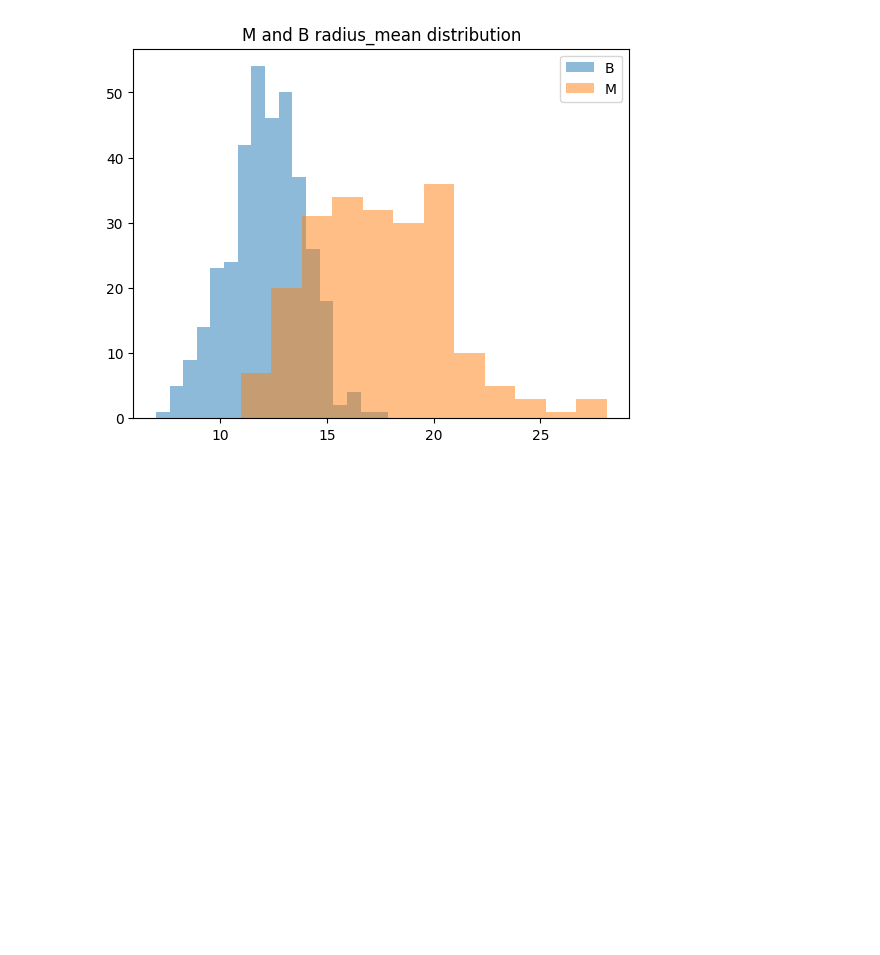
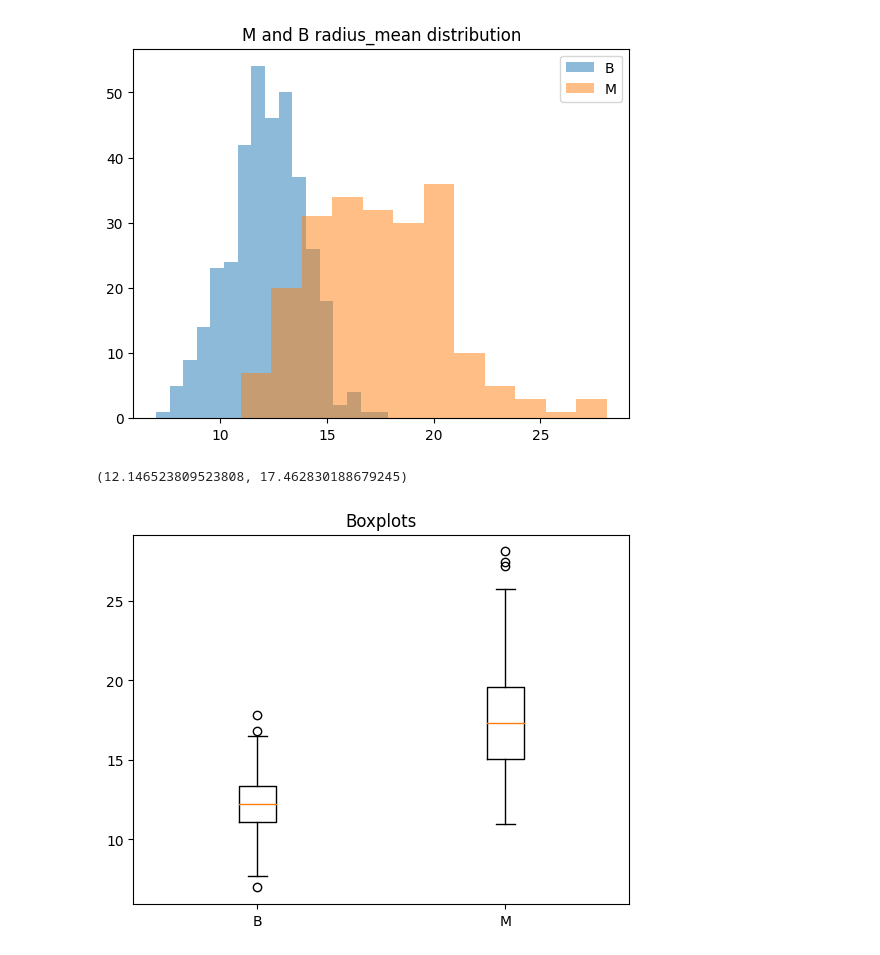
Before and after one commit to Skeo220/Kaggle, a Jupyter notebook: breast-cancer-dataset-eda.ipynb, the cells around one changed output. Saved outputs shown, nothing was run; the diff lists cells and outputs as text; code cells hidden in the pictures; blank space fills up the shorter version.

```diff
--- a/breast-cancer-dataset-eda.ipynb
+++ b/breast-cancer-dataset-eda.ipynb
@@ -130,3 +130,26 @@ plt.title('M and B radius_mean distribution')
 # %% [output]
 Text(0.5, 1.0, 'M and B radius_mean distribution')
 [figure]
+# %%
+b_mean, m_mean = b.mean(), m.mean()
+b_mean, m_mean
+# %% [output]
+(12.146523809523808, 17.462830188679245)
+# %%
+fig, ax = plt.subplots()
+
+b = df['radius_mean'].loc[df['diagnosis']=='B']
+m = df['radius_mean'].loc[df['diagnosis']=='M']
+b_mean, m_mean = b.mean(), m.mean()
+
+boxplot_data = [b,m]
+
+bp = ax.boxplot(boxplot_data, labels = ['B','M'])
+
+# add mean annotations
+
+ax.set_title("Boxplots")
+
+plt.show()
+# %% [output]
+[figure, added]
```
